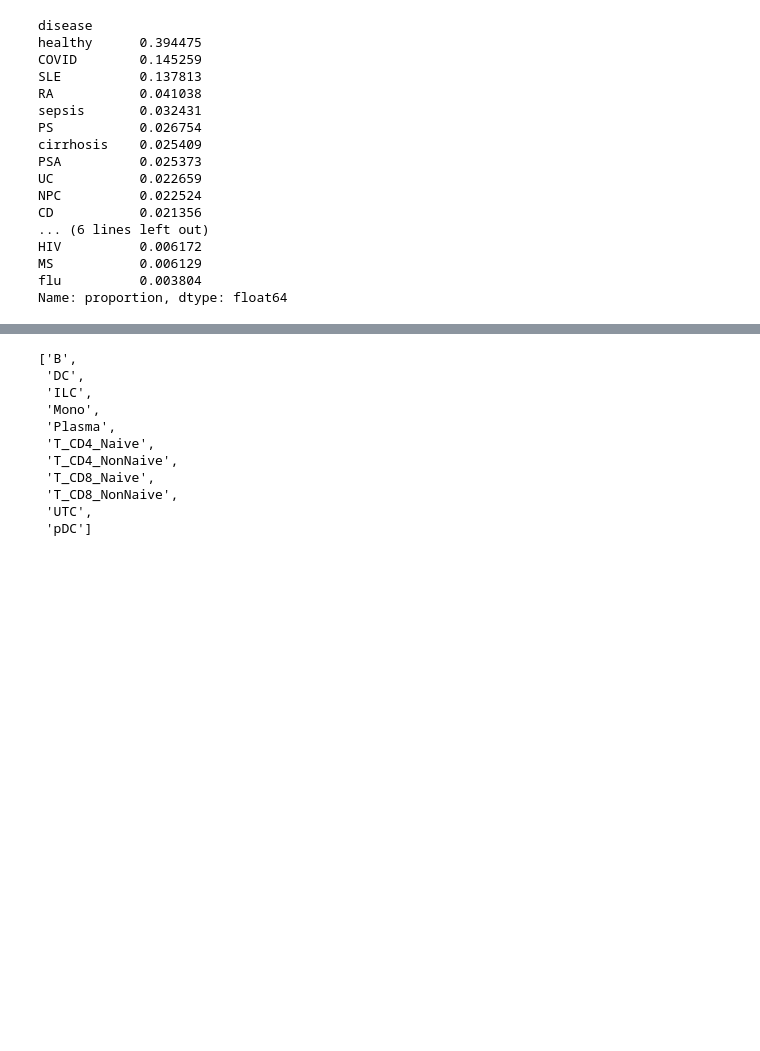
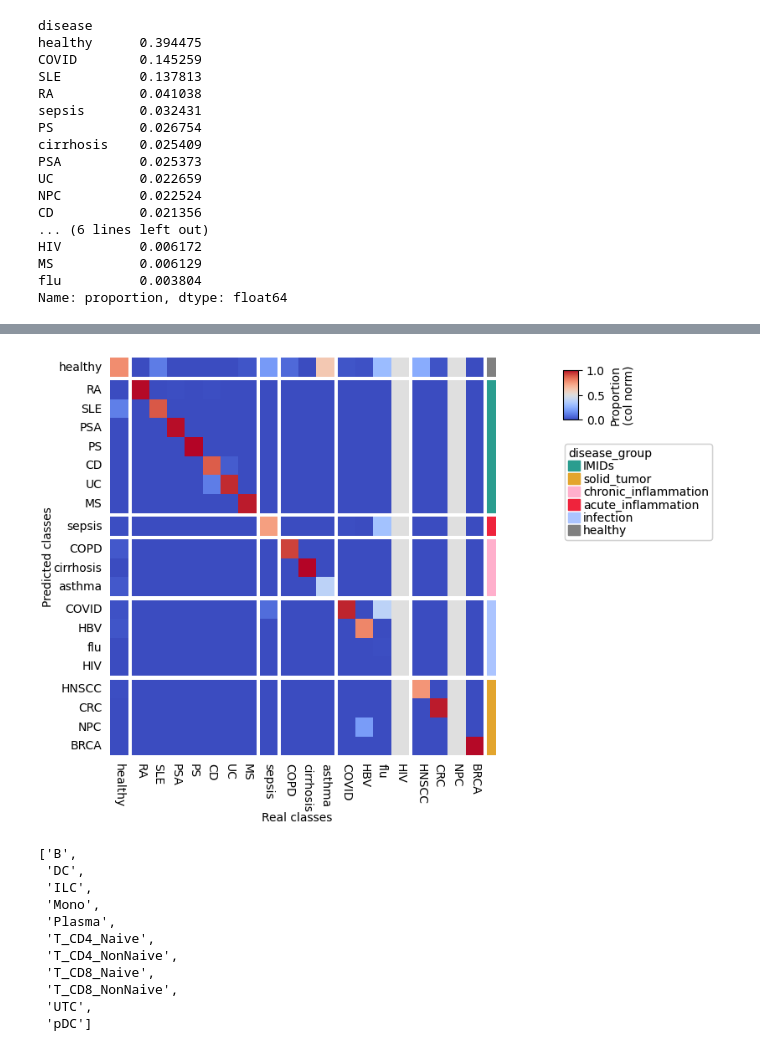
Before and after one commit to Single-Cell-Genomics-Group-CNAG-CRG/Inflammation-PBMCs-Atlas, a Jupyter notebook: 03_downstream_analysis/08_gene_importance/03_plotting_confusion_matrices_xgboost_corrected_SEX.ipynb, the cells around one changed output, grey strips where cells are left out. Saved outputs shown, nothing was run; the diff lists cells and outputs as text; code cells hidden in the pictures; blank space fills up the shorter version.

```diff
--- a/03_downstream_analysis/08_gene_importance/03_plotting_confusion_matrices_xgboost_corrected.ipynb
+++ b/03_downstream_analysis/08_gene_importance/03_plotting_confusion_matrices_xgboost_corrected_SEX.ipynb
@@ -497,3 +627,34 @@ pad_inches=0.1
+# %%
+## MALE
+Overall_confusionMatrix = getConfusionMatrix(predTestDF= corrData.query("sex == 'female'"), predCol = 'disease_pred', gtCol = 'disease')
+Overall_confusionMatrix_ord = reorder_ConfMatrix(mask_entries(Overall_confusionMatrix, lowerThan = -1), elementList=elementList)
+
+# diseases for which no male patients were present in the dataset
+diseaseToRem = list(set(corrData.disease.unique()) - set(corrData.query("sex ==  'female'").disease.unique()))
+Overall_confusionMatrix_ord.loc[:, diseaseToRem] = np.nan
+
+from matplotlib.cm import get_cmap
+
+plt.figure(figsize=(6,5.5))
+cm = ClusterMapPlotter(data=Overall_confusionMatrix_ord,
+                       right_annotation=row_ann,
+                       # top_annotation=col_ann,
+                       row_split=rowAnnDF.disease_cat, row_split_order=diseaseCatOrd,
+                       col_split=rowAnnDF.disease_cat, col_split_order=diseaseCatOrd,
+                       show_rownames=True,show_colnames=True, xlabel = 'Real classes', ylabel = 'Predicted classes',
+                       plot=True, fmt=None,
+                       row_cluster=False, col_cluster=False, standard_scale = None,
+                       row_dendrogram=False,col_dendrogram=False, verbose=False,
+                       cmap='coolwarm', na_col = '#DFDFDF',
+                       rasterized=False, row_split_gap=1, col_split_gap=1, legend=True, label = 'Proportion\n(col norm)', legend_vpad=5,
+                       vmax = 1, vmin = 0)
+plt.savefig(here("03_downstream_analysis/08_gene_importance/results/overallConfusionMatrix_scANVIcorr_female.pdf"),
+dpi=300,
+bbox_inches='tight',
+pad_inches=0.1
+)
+# %% [output]
+[figure, added]
 # %%
 cellTypeList = list(np.sort(corrData.Level1.unique()))
 cellTypeList
```
Also changed, not shown: parts of 19 cells of this notebook, 9 other files.
